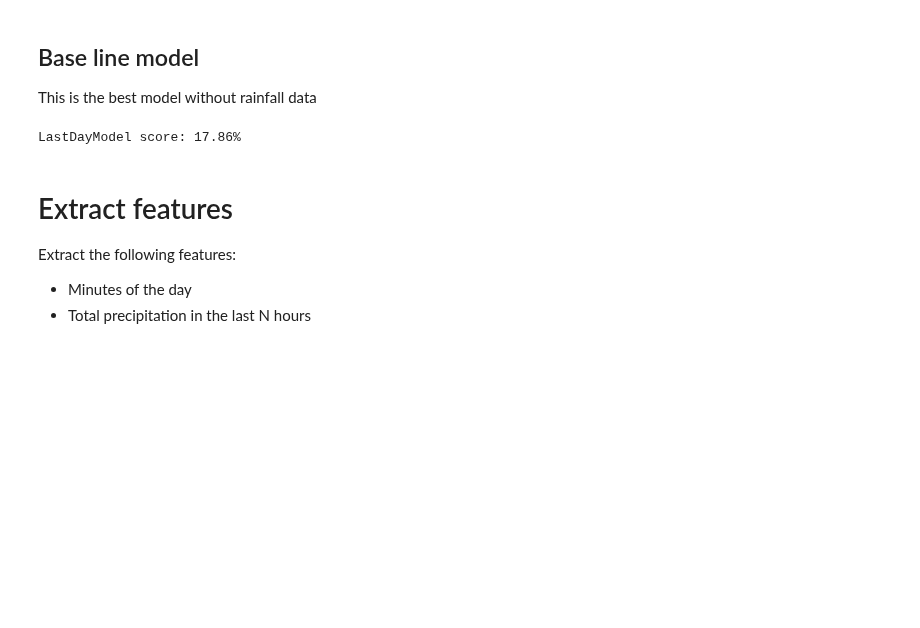
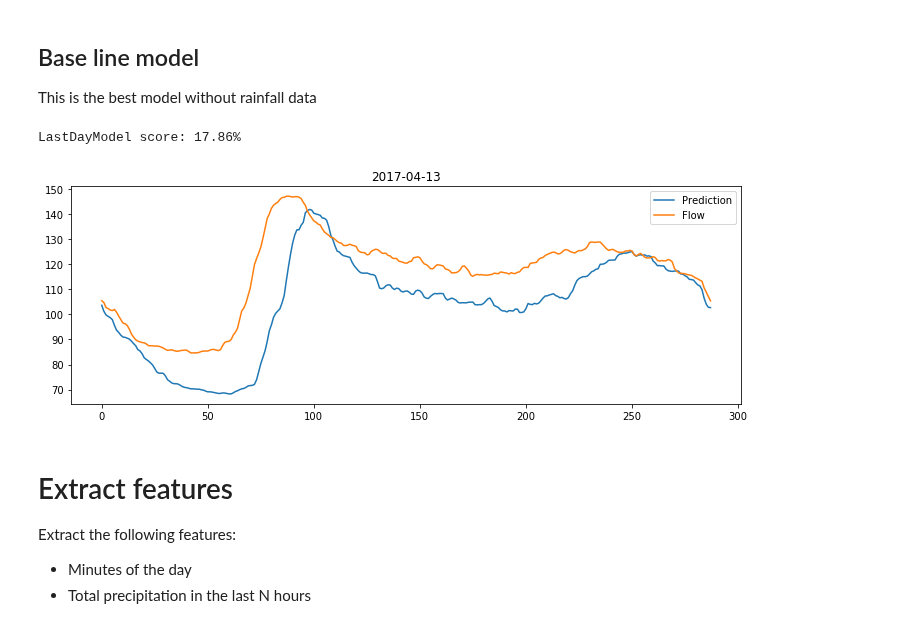
Before and after one commit to carldata/argo, a Jupyter notebook: notebooks/thorium-medium/[predict] Use rainfall data.ipynb, the cells around one changed output. Drawn from its saved outputs; the diff is of its cells as text; code cells hidden in the pictures; blank space fills up the shorter version.

Commit message:
Using rainfall for prediction

```diff
--- a/notebooks/thorium-medium/[predict] Use rainfall data.ipynb
+++ b/notebooks/thorium-medium/[predict] Use rainfall data.ipynb
@@ -107,6 +107,19 @@ def evaluate_model(model, flow, rain, start_day):
         split_day += pd.Timedelta(1, 'D')
     return np.percentile(costs, 95), costs
 
+
+def plot_prediction(model, day):
+    ts = pd.Timestamp(day)
+    pred = model.predict(ts, rainfall)
+    fig = plt.figure()
+    ax = plt.subplot(111)
+    ax.plot(pred, label='Prediction')
+    ax.plot(flow[ts: ts+pd.Timedelta('1439 min')].values, label='Flow')
+    plt.title(day)
+    ax.legend()
+    plt.show()
+
+
 score, costs = evaluate_model(PredictionModel(), flow, rainfall, pd.Timestamp('2017-01-01'))
 print('MeanModel score: {:.2f}% (expected: 22.69%)'.format(score))
 # %% [output]
@@ -118,16 +131,19 @@ This is the best model without rainfall data
 # %%
 class LastDayModel(PredictionModel):
 
     def fit(self, flow, rain):
         self.y = flow.values[-288:]
 
     def predict(self, day, rain):
         return self.y
 
-score, costs = evaluate_model(LastDayModel(), flow, rainfall, pd.Timestamp('2017-01-01'))
+model = LastDayModel()
+score, costs = evaluate_model(model, flow, rainfall, pd.Timestamp('2017-01-01'))
 print('LastDayModel score: {:.2f}%'.format(score))
+plot_prediction(model, '2017-04-13')
 # %% [output]
 LastDayModel score: 17.86%
+[figure, added]
 # %% [markdown]
 # Extract features
 
```
Also changed, not shown: parts of 2 cells of this notebook, 2 other files.
